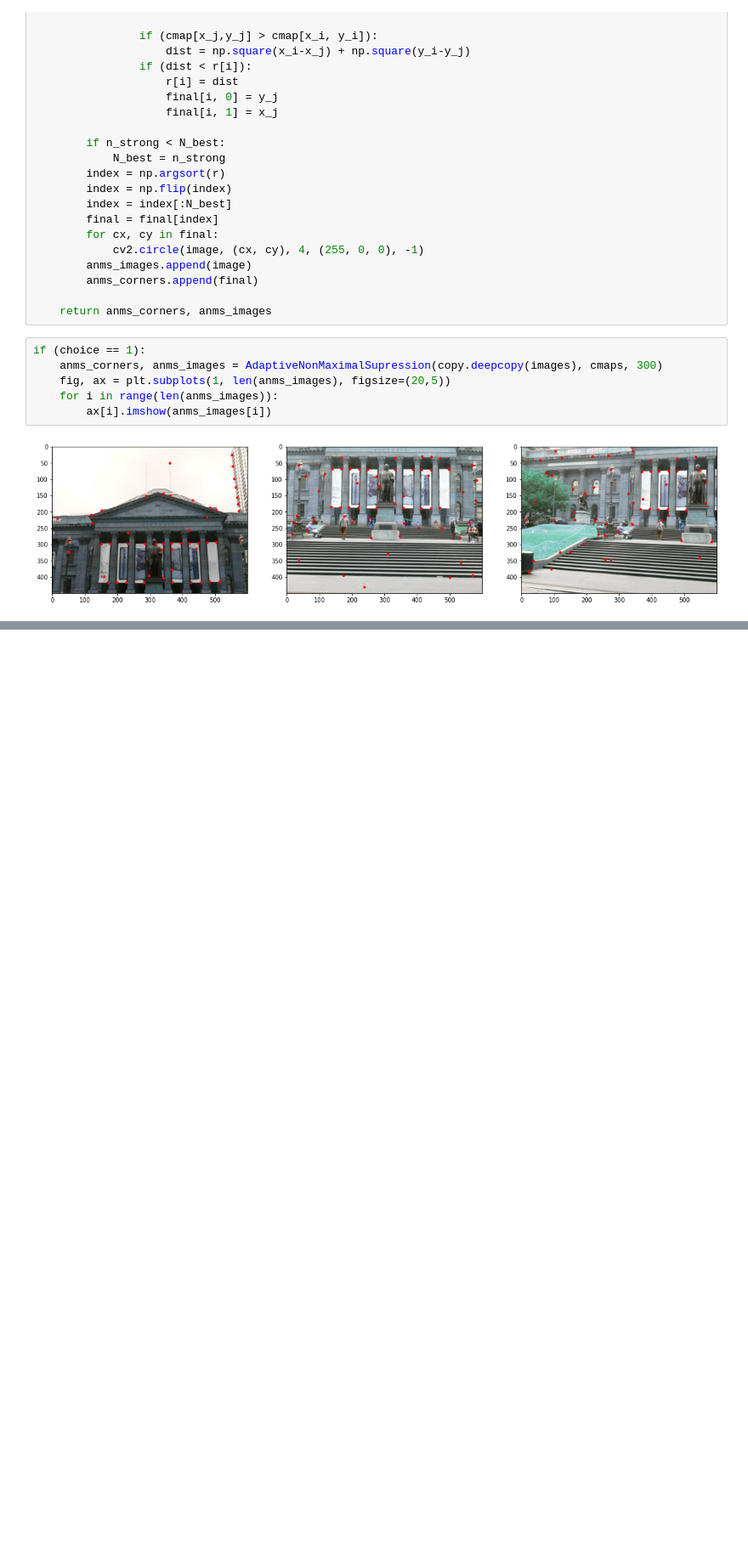
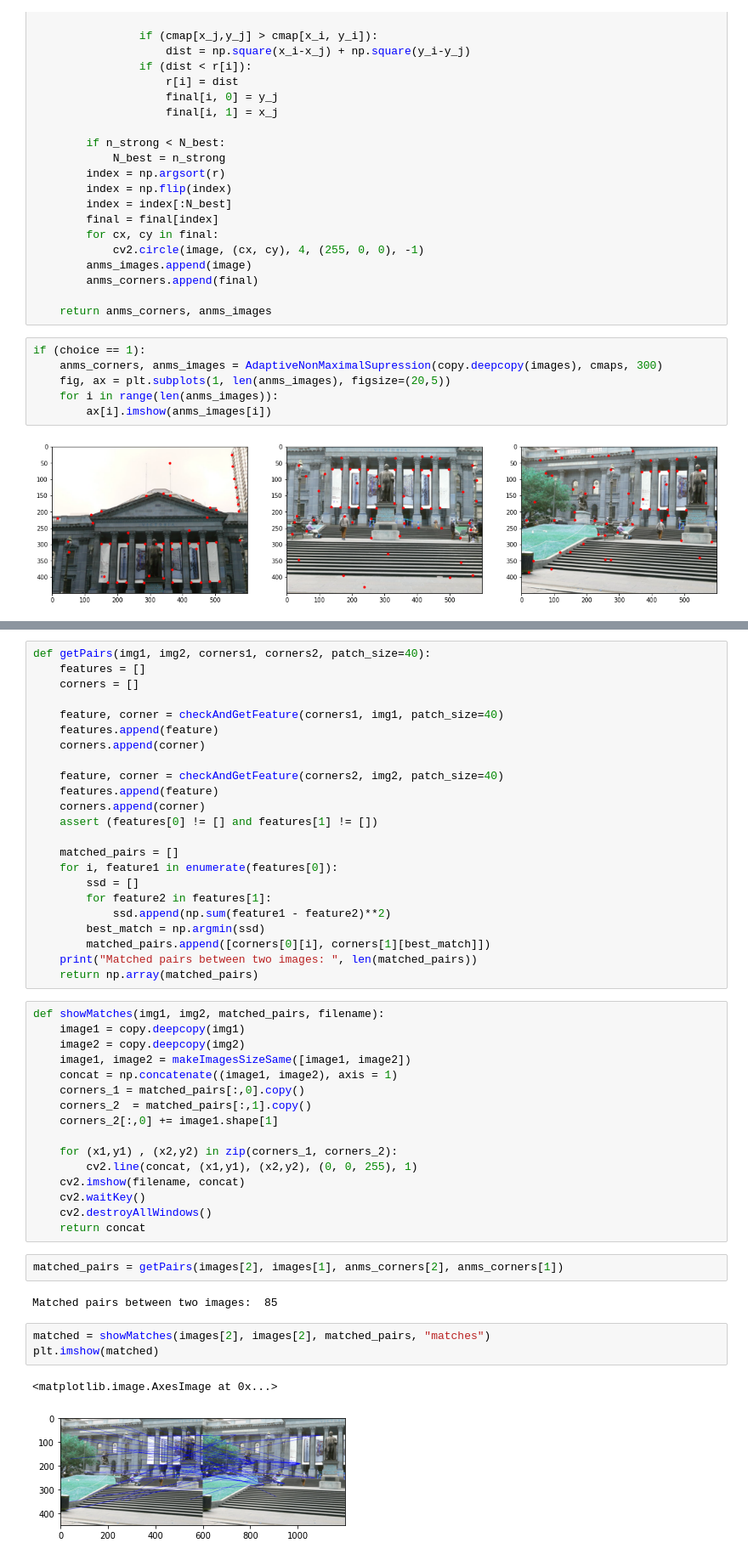
Before and after one commit to siddharthtelang/Panorama_Stitching, a Jupyter notebook: TraditionalWay/Code/stitch.ipynb, the cells around one changed output, grey strips where cells are left out. Shown at 85% size. Drawn from its saved outputs; the diff is of its cells as text; blank space fills up the shorter version.

Commit message:
Add matching of feature points between two images

```diff
--- a/TraditionalWay/Code/stitch.ipynb
+++ b/TraditionalWay/Code/stitch.ipynb
@@ -178,0 +192,49 @@ def getFeatureDescriptor(image, col, row, path_size=40):
+# %%
+def getPairs(img1, img2, corners1, corners2, patch_size=40):
+    features = []
+    corners = []
+
+    feature, corner = checkAndGetFeature(corners1, img1, patch_size=40)
+    features.append(feature)
+    corners.append(corner)
+
+    feature, corner = checkAndGetFeature(corners2, img2, patch_size=40)
+    features.append(feature)
+    corners.append(corner)
+    assert (features[0] != [] and features[1] != [])
+
+    matched_pairs = []
+    for i, feature1 in enumerate(features[0]):
+        ssd = []
+        for feature2 in features[1]:
+            ssd.append(np.sum(feature1 - feature2)**2)
+        best_match = np.argmin(ssd)
+        matched_pairs.append([corners[0][i], corners[1][best_match]])
+    print("Matched pairs between two images: ", len(matched_pairs))
+    return np.array(matched_pairs)
+# %%
+def showMatches(img1, img2, matched_pairs, filename):
+    image1 = copy.deepcopy(img1)
+    image2 = copy.deepcopy(img2)
+    image1, image2 = makeImagesSizeSame([image1, image2])
+    concat = np.concatenate((image1, image2), axis = 1)
+    corners_1 = matched_pairs[:,0].copy()
+    corners_2  = matched_pairs[:,1].copy()
+    corners_2[:,0] += image1.shape[1]
+
+    for (x1,y1) , (x2,y2) in zip(corners_1, corners_2):
+        cv2.line(concat, (x1,y1), (x2,y2), (0, 0, 255), 1)
+    cv2.imshow(filename, concat)
+    cv2.waitKey()
+    cv2.destroyAllWindows()
+    return concat
+# %%
+matched_pairs = getPairs(images[2], images[1], anms_corners[2], anms_corners[1])
+# %% [output]
+Matched pairs between two images:  85
+# %%
+matched = showMatches(images[2], images[2], matched_pairs, "matches")
+plt.imshow(matched)
+# %% [output]
+<matplotlib.image.AxesImage at 0x...>
+[figure, added]
```
Also changed, not shown: parts of 3 cells of this notebook.
